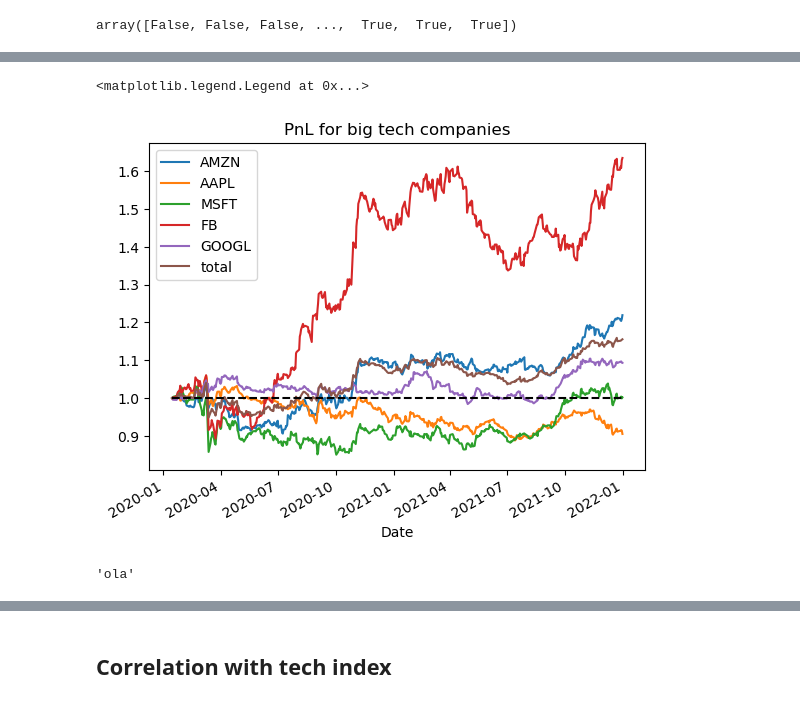
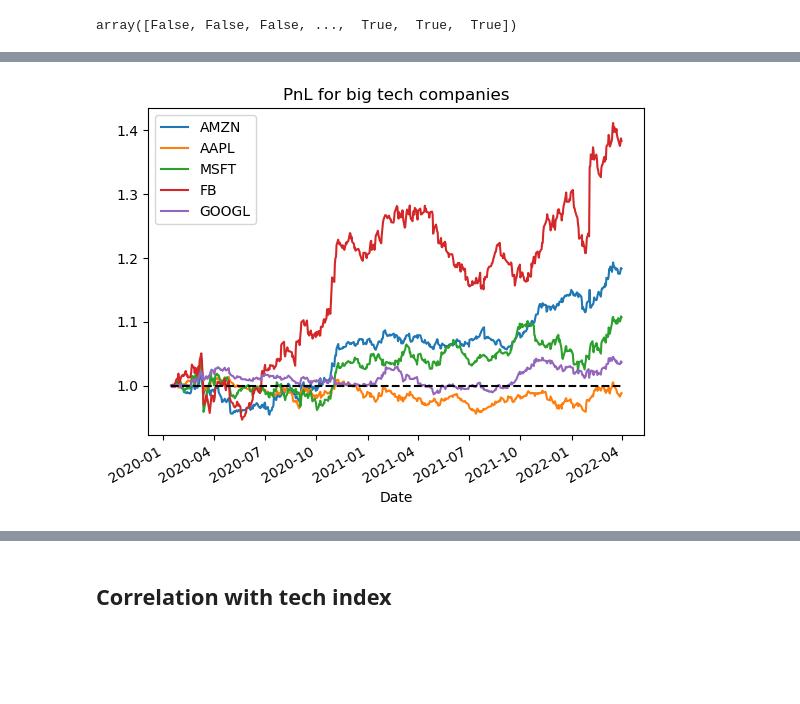
Before and after one commit to sabrinasartori/itau-quant-challenge, a Jupyter notebook: notebooks/lstm/02-lstm_sentiment.ipynb, the cells around one changed output, grey strips where cells are left out. Cells and saved outputs as stored; diff of their text form; code cells hidden in the pictures; blank space fills up the shorter version.

```diff
--- a/notebooks/lstm/02-lstm_sentiment.ipynb
+++ b/notebooks/lstm/02-lstm_sentiment.ipynb
@@ -95,13 +101,13 @@ universe = [
     "AMZN",
     "AAPL",
     "MSFT",
-    # "TSLA",
+    "TSLA",
     "FB",
-    # "NFLX",
+    "NFLX",
     "GOOGL",
-    # "ORCL",
-    # "ADBE",
-    # "NVDA"
+    "ORCL",
+    "ADBE",
+    "NVDA"
 ]
 
 sentiment_list = []
@@ -141,10 +139,10 @@ feature_names = [i for i in range(1,10 + 1)]
 # feature_names.append("sentiment_count")
 # %%
 train_dates = features_df.index\
-    .get_level_values("Date") < '2022-01'
+    .get_level_values("Date") < '2022-04'
 
-test_dates = features_df.index\
-    .get_level_values("Date") > '2022-01'
+test_dates = (features_df.index\
+    .get_level_values("Date") > '2022-04')
 # %%
 X_train = features_df\
     .loc[train_dates,selected_columns]\
@@ -445,3 +438,8 @@ plt.legend()
 y_pred_test.index.get_level_values("Date") > "2023"
 # %% [output]
 array([False, False, False, ...,  True,  True,  True])
+# %%
+mask = positions.rolling(2)\
+    .sum() == 0
+# %%
+trades = positions[mask]
@@ -584,40 +641,36 @@ pnl_total = pd.Series(
 )
 for k, pnl in pnls.items():
     # if k == "ADBE" or k == "ORCL":
     #     continue
 
     if k not in ["AAPL", "GOOGL", "FB", "AMZN", "MSFT"]:
         continue
 
     # if k != "NVDA":
         # continue
 
     pnl.add(1).cumprod().plot(
         label = k
     )
 
 
     pnl_total += pnl
 
-(pnl_total/5).add(1).cumprod().plot(
-    label = "total",
-)
+# (pnl_total).add(1).cumprod().plot(
+#     label = "total",
+# )
 
 plt.hlines(
     y = 1,
     xmin= pnl_total.index[0],
     xmax = pnl_total.index[-1],
     colors= "black",
     linestyles= "dashed"
 )
 
 plt.title("PnL for big tech companies")
 plt.legend()
+
+plt.savefig(f"img/strategy_total_{period}.png", bbox_inches = "tight" )
 # %% [output]
-<matplotlib.legend.Legend at 0x...>
-[figure, old version]
+[figure, new version]
-# %%
-s = "ola"
-s[0:3]
-# %% [output]
-'ola'
```
Also changed, not shown: parts of 32 cells of this notebook.
